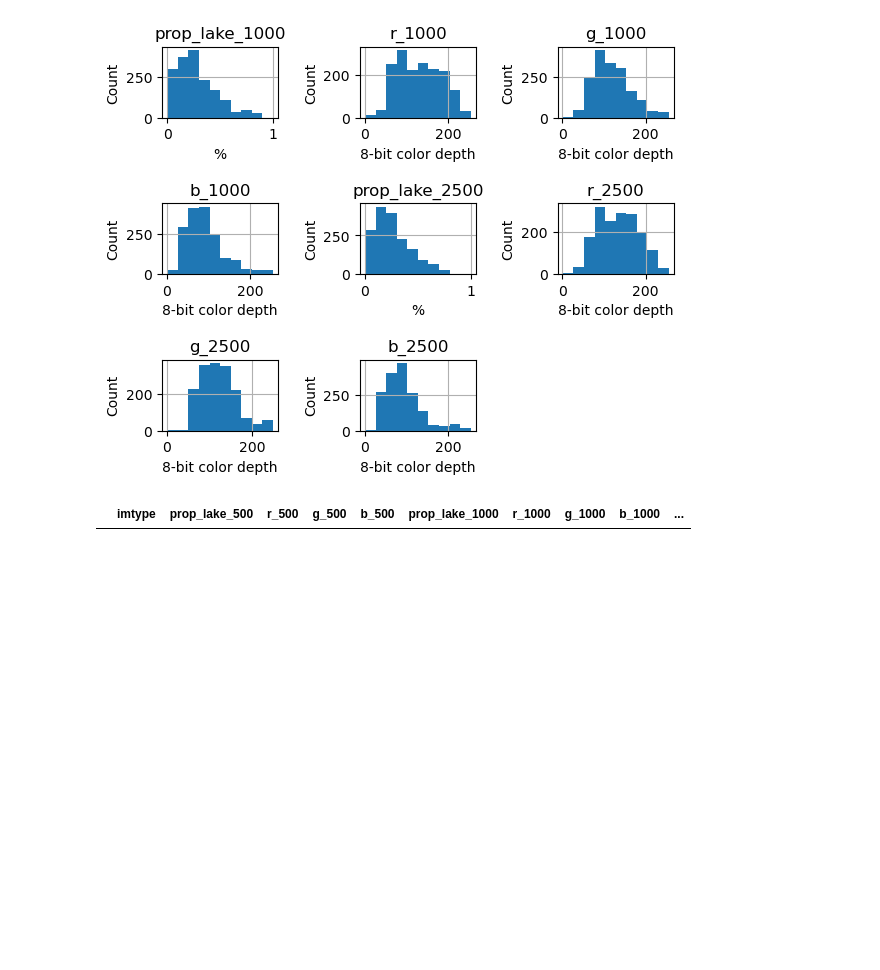
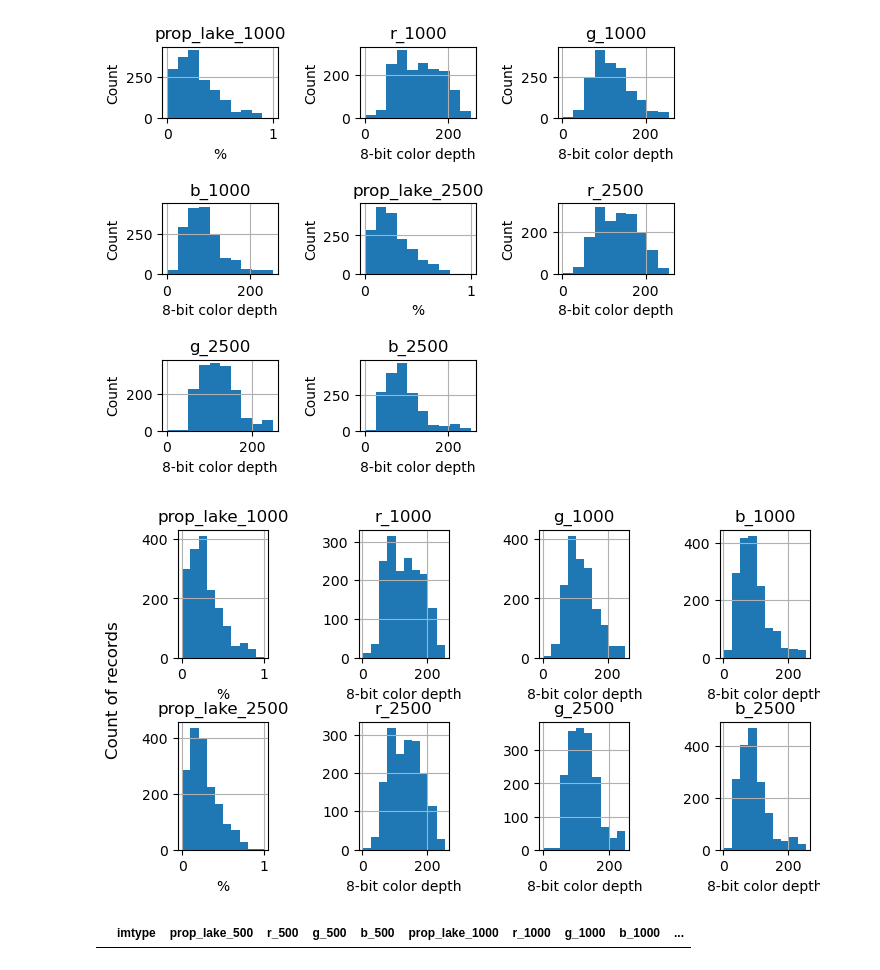
Before and after one commit to jennahgosciak/algaebloom, a Jupyter notebook: rds_draft_report_FINAL.ipynb, the cells around one changed output. Cells and saved outputs as stored; diff of their text form; code cells hidden in the pictures; blank space fills up the shorter version.

```diff
--- a/rds_draft_report_FINAL.ipynb
+++ b/rds_draft_report_FINAL.ipynb
@@ -309,6 +309,24 @@ for ax, col in zip(hist_info.flatten(), numerical_columns_df.columns):
         ax.set_xlabel('8-bit color depth')
 # %% [output]
 [figure]
+# %%
+#Figure 5 - Plotting value distributions of input features for satellite data
+#alternate version, to improve readability
+satellite_data_input_features = satellite_filt.drop(columns = ['prop_lake_500','r_500','g_500','b_500'])
+numerical_columns_df = satellite_data_input_features.select_dtypes(include=['number'])
+fig, axs = plt.subplots(2,4, figsize=(8,4))
+hist_info = numerical_columns_df.hist(ax=axs)
+plt.subplots_adjust(left=0.11, bottom=0.1, right=0.9, top=0.9, wspace=1, hspace=0.5)
+ # Iterate through the axes and set labels
+for ax, col in zip(hist_info.flatten(), numerical_columns_df.columns):
+    if col in ['prop_lake_1000', 'prop_lake_2500']:
+        ax.set_xlabel('%')
+    else:
+        ax.set_xlabel('8-bit color depth')
+fig.supylabel('Count of records')
+plt.savefig('./plots/satellite_features_value_distributions_v2.pdf')
+# %% [output]
+[figure, added]
 # %%
 #finding missing values by filtering for -1 values as he documented using .fillna(-1) for missing satelite data
 satellite_filt[(satellite_filt==-1).any(axis=1)]
```
Also changed, not shown: parts of 8 cells of this notebook, 1 other file.
